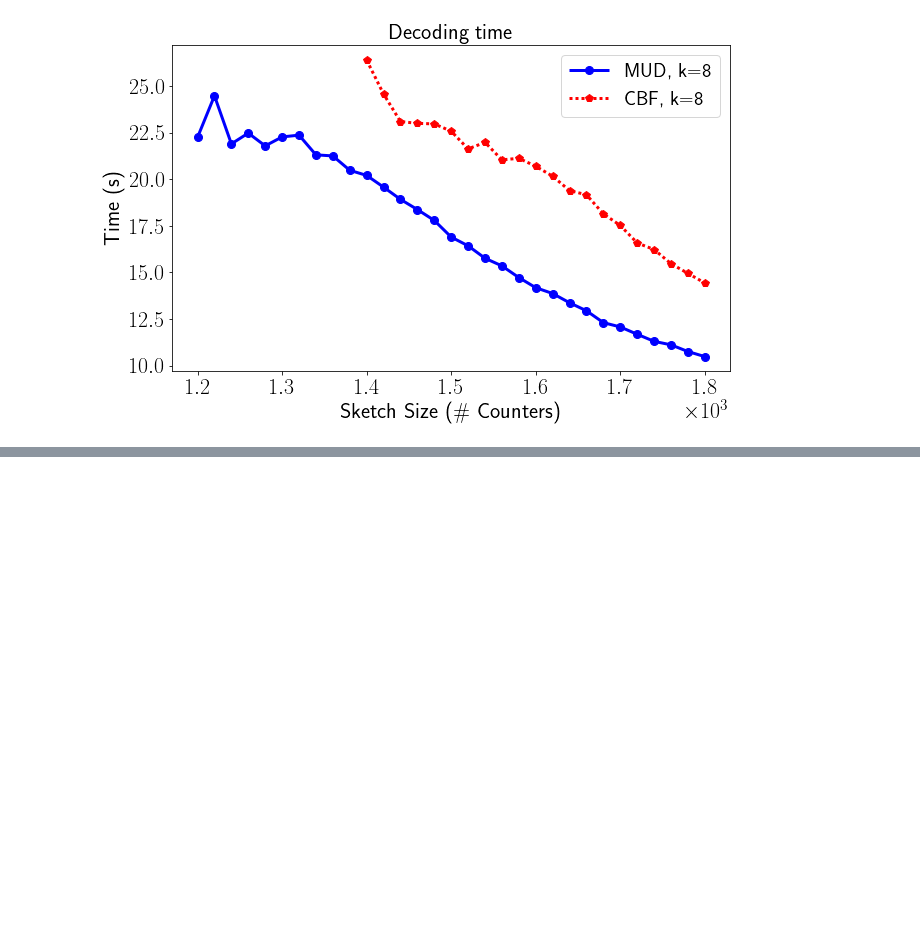
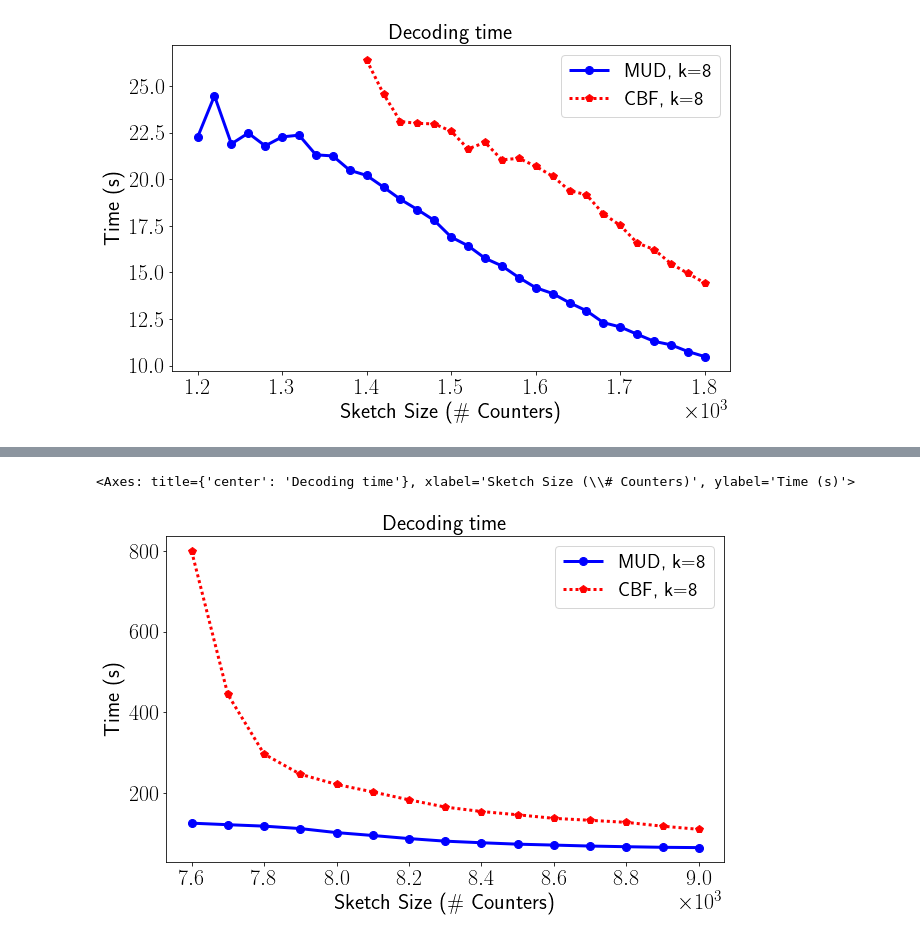
Before and after one commit to Y-jiji/CommonSense, a Jupyter notebook: pm2_threshold.ipynb, the cells around one changed output, grey strips where cells are left out. Cells and saved outputs as stored; diff of their text form; code cells hidden in the pictures; blank space fills up the shorter version.

```diff
--- a/pm2_threshold.ipynb
+++ b/pm2_threshold.ipynb
@@ -83,0 +109,10 @@ line_plot.plot_result(data, labels, "Sketch Size (\# Counters)", "Time (s)", "De
+# %%
+data = [(xs, np.array([ys[k, x]["time"] for x in xs])) for k in ks] \
+  + [(xs, np.array([cm[k, x]["time"] for x in xs])) for k in ks]
+labels = ["MUD, k={}".format(k) for k in ks] + ["CBF, k={}".format(k) for k in ks]
+
+line_plot.plot_result(data, labels, "Sketch Size (\# Counters)", "Time (s)", "Decoding time", "plots/rev_time.pdf",
+                      figsize=(10, 6))
+# %% [output]
+<Axes: title={'center': 'Decoding time'}, xlabel='Sketch Size (\\# Counters)', ylabel='Time (s)'>
+[figure, added]
```
Also changed, not shown: parts of 2 cells of this notebook, 1 other file.
